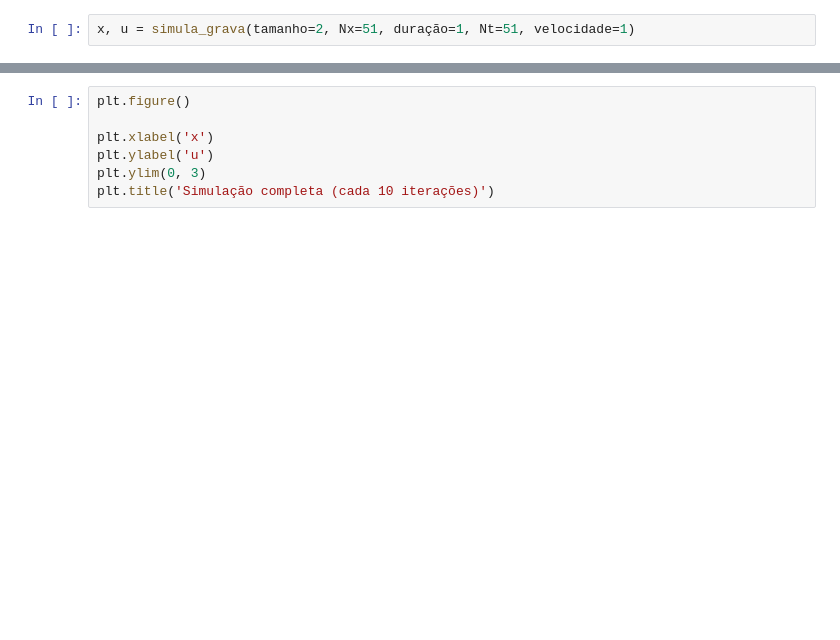
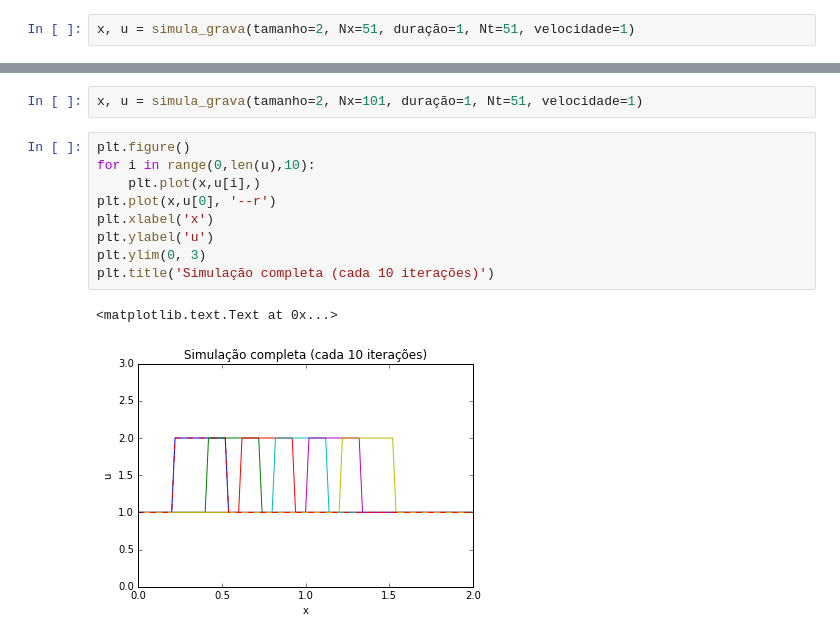
Before and after one commit to mat-esp-2016/diferencas-finitas-conveccao-jjrg, a Jupyter notebook: df-conveccao.ipynb, the cells around one changed output, grey strips where cells are left out. Drawn from its saved outputs; the diff is of its cells as text; blank space fills up the shorter version.

```diff
--- a/df-conveccao.ipynb
+++ b/df-conveccao.ipynb
@@ -156,10 +174,17 @@ x, u = simula_grava(tamanho=2, Nx=51, duração=1, Nt=51, velocidade=1)
+# %%
+x, u = simula_grava(tamanho=2, Nx=101, duração=1, Nt=51, velocidade=1)
 # %%
 plt.figure()
-
+for i in range(0,len(u),10):
+    plt.plot(x,u[i],)
+plt.plot(x,u[0], '--r')
 plt.xlabel('x')
 plt.ylabel('u')
 plt.ylim(0, 3)
 plt.title('Simulação completa (cada 10 iterações)')
+# %% [output]
+<matplotlib.text.Text at 0x...>
+[figure, added]
 # %% [markdown]
 **Course website**: https://github.com/mat-esp/about
 
```
Also changed, not shown: parts of 5 cells of this notebook.
